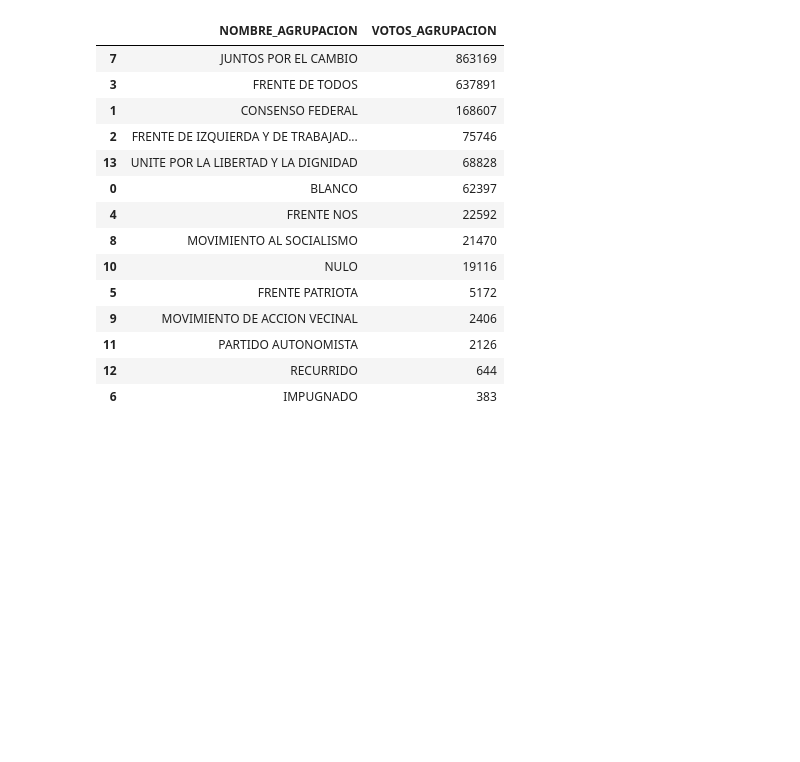
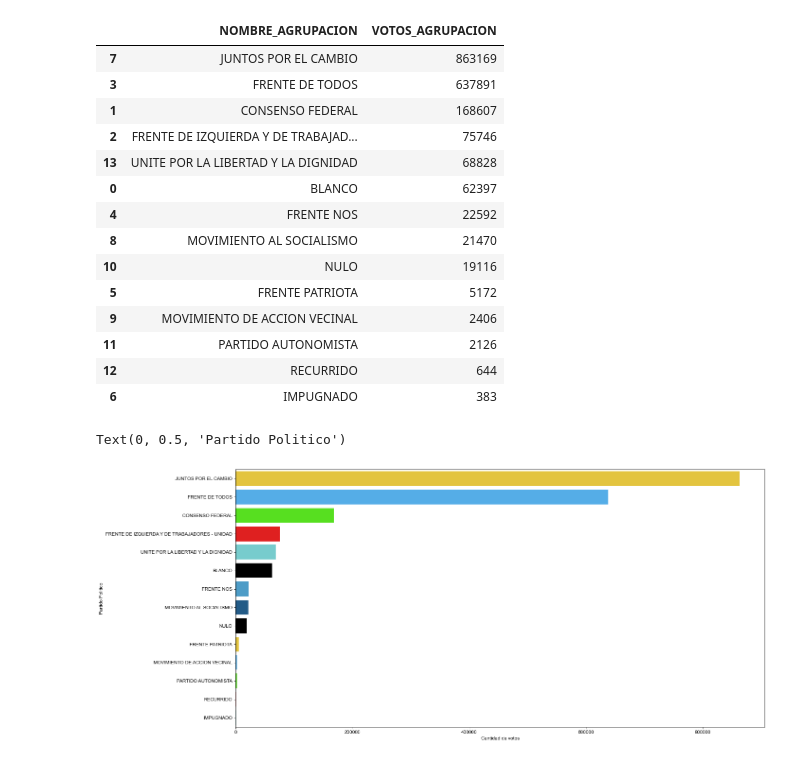
Before and after one commit to EmiKaczmarczyk/MET4OP, a Jupyter notebook: Examenes/TP2/PASO 2019.ipynb, the cells around one changed output. Saved outputs shown, nothing was run; the diff lists cells and outputs as text; code cells hidden in the pictures; blank space fills up the shorter version.

Commit message:
Grafico total

```diff
--- a/Examenes/TP2/PASO 2019.ipynb
+++ b/Examenes/TP2/PASO 2019.ipynb
@@ -46,3 +46,12 @@ total
 | 11 | PARTIDO AUTONOMISTA | 2126 |
 | 12 | RECURRIDO | 644 |
 | 6 | IMPUGNADO | 383 |
+# %%
+plt.figure(figsize=(20,10))
+figura1=sns.barplot(data=total, y="NOMBRE_AGRUPACION", x="VOTOS_AGRUPACION", palette=["#FFD523","#3DB2FF","#49FF00", "red","#69DADB", "black","#39A2DB", "#125D98", "black"])
+sns.set_style('darkgrid')
+figura1.set_xlabel('Cantidad de votos')
+figura1.set_ylabel('Partido Politico')
+# %% [output]
+Text(0, 0.5, 'Partido Politico')
+[figure, added]
```
Also changed, not shown: parts of 1 cell of this notebook.
